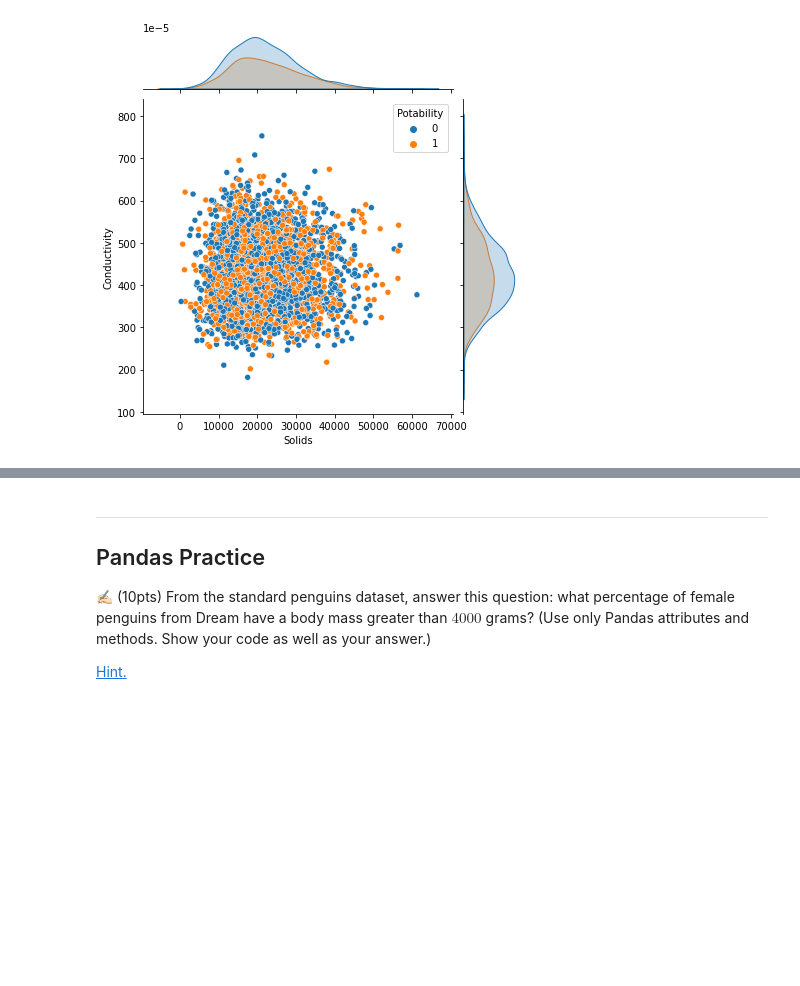
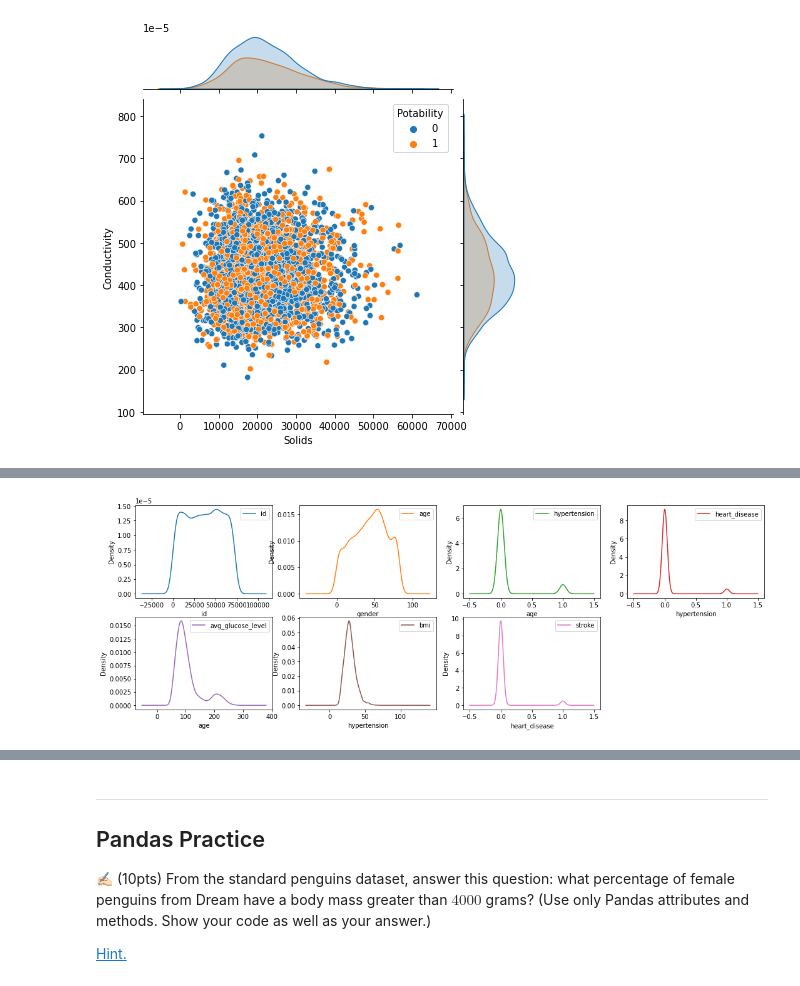
Before and after one commit to faisalece/cmse830, a Jupyter notebook: HW/HW_3.ipynb, the cells around one changed output, grey strips where cells are left out. Cells and saved outputs as stored; diff of their text form; code cells hidden in the pictures; blank space fills up the shorter version.

```diff
--- a/HW/HW_3.ipynb
+++ b/HW/HW_3.ipynb
@@ -210,0 +212,4 @@ sns.jointplot(data=df_1, x=attribute1, y=attribute2, hue="Potability")
+# %%
+# Import the dataset using Pandas
+df_2 = pd.read_csv('stroke-data.csv')
+df_2
@@ -210,0 +276,10 @@ sns.jointplot(data=df_1, x=attribute1, y=attribute2, hue="Potability")
+# %%
+ax = df_2.plot.kde(subplots=True, layout=(2,4), figsize=(18, 6), sharex=False)
+
+# Adding labels to axes
+for i, axes_row in enumerate(ax):
+    for j, ax in enumerate(axes_row):
+        ax.set_xlabel(df_2.columns[i*2+j])
+        ax.set_ylabel('Density')
+# %% [output]
+[figure, added]
```
Also changed, not shown: parts of 11 cells of this notebook.
